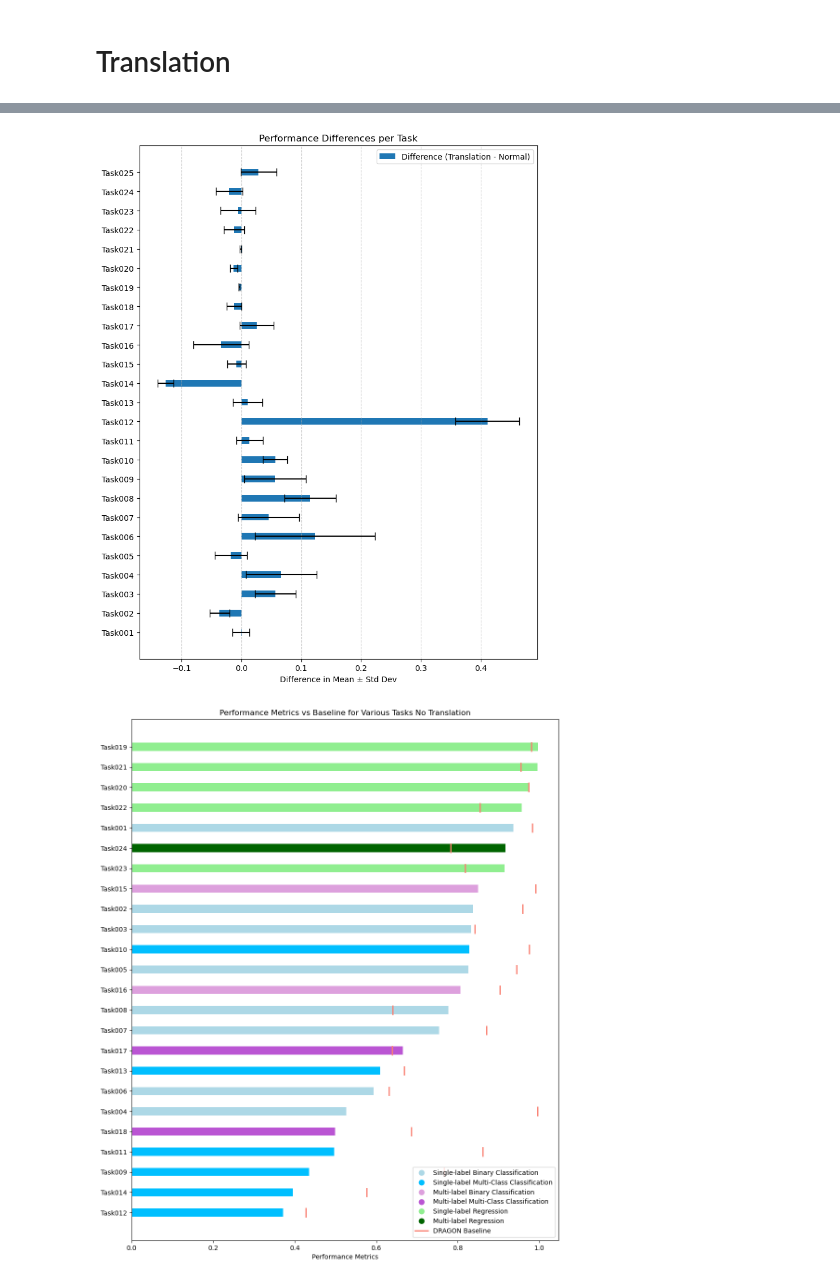
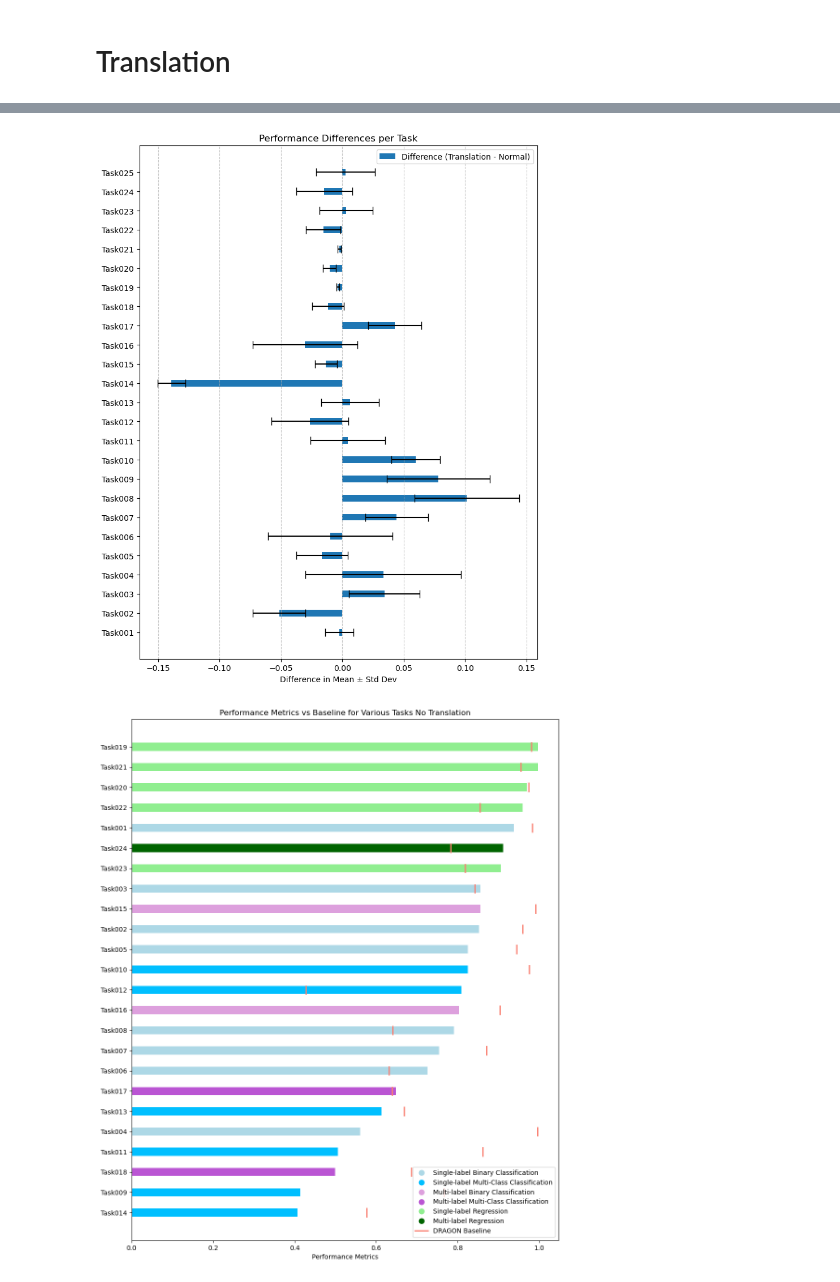
Before and after one commit to DIAGNijmegen/llm_extractinator, a Jupyter notebook: data_extractor/post_processing/plot_results.ipynb, the cells around one changed output, grey strips where cells are left out. Cells and saved outputs as stored; diff of their text form; code cells hidden in the pictures.

```diff
--- a/data_extractor/post_processing/plot_results.ipynb
+++ b/data_extractor/post_processing/plot_results.ipynb
@@ -595,7 +595,7 @@ from pathlib import Path
 import json
 
 translationpath = Path("B:/experiments/luc_t10162/GitHub/LLM_data_extractor/output/translation_test/mistral-nemo/0_examples/metrics.json")
-normalpath = Path("B:/experiments/luc_t10162/GitHub/LLM_data_extractor/output/mistral-nemo/0_examples/metrics.json")
+normalpath = Path("B:/experiments/luc_t10162/GitHub/LLM_data_extractor/output/full_run/mistral-nemo/0_examples/metrics.json")
 
 translation = json.loads(translationpath.read_text())
 normal = json.loads(normalpath.read_text())
@@ -672,7 +672,7 @@ ax.grid(axis='x', linestyle='--', alpha=0.7)
 plt.tight_layout()
 plt.show()
 # %% [output]
-[figure, old version]
+[figure, new version]
 # %%
 baselines = {"Task001_adhesion_clf": 0.983, "Task002_nodule_clf": 0.959, "Task003_kidney_clf": 0.842,
              "Task004_skin_case_selection_clf": 0.996, "Task005_recist_timeline_clf": 0.944,
@@ -688,7 +688,7 @@ import matplotlib.pyplot as plt
 import json
 
 # Load metrics from JSON file
-metricsfile = "B:/experiments/luc_t10162/GitHub/LLM_data_extractor/output/mistral-nemo/0_examples/metrics.json"
+metricsfile = "B:/experiments/luc_t10162/GitHub/LLM_data_extractor/output/full_run/mistral-nemo/0_examples/metrics.json"
 with open(metricsfile, 'r') as file:
     metrics_data = json.load(file)
 
@@ -746,34 +746,34 @@ colors = {
 for idx, row in df.iterrows():
     plt.barh(y=idx, width=row['Performance'], height=0.4, color=colors[row['Category']], label='_nolegend_')
     # Add a small line to indicate baseline performance
     plt.plot([row['Baseline'], row['Baseline']], [idx - 0.2, idx + 0.2], color='salmon', linewidth=2)
 
 # Reverse the y-axis to show best performance at the top
 plt.gca().invert_yaxis()
 
 # Customize plot labels and legend
 plt.yticks(ticks=y, labels=df['TaskID'])
 plt.xlabel("Performance Metrics")
 plt.title("Performance Metrics vs Baseline for Various Tasks No Translation")
 
 # Custom legend for categories
 legend_patches = [
     plt.Line2D([0], [0], marker='o', color='w', label='Single-label Binary Classification', markerfacecolor='lightblue', markersize=10),
     plt.Line2D([0], [0], marker='o', color='w', label='Single-label Multi-Class Classification', markerfacecolor='deepskyblue', markersize=10),
     plt.Line2D([0], [0], marker='o', color='w', label='Multi-label Binary Classification', markerfacecolor='plum', markersize=10),
     plt.Line2D([0], [0], marker='o', color='w', label='Multi-label Multi-Class Classification', markerfacecolor='mediumorchid', markersize=10),
     plt.Line2D([0], [0], marker='o', color='w', label='Single-label Regression', markerfacecolor='lightgreen', markersize=10),
     plt.Line2D([0], [0], marker='o', color='w', label='Multi-label Regression', markerfacecolor='darkgreen', markersize=10),
     plt.Line2D([0], [0], color='salmon', linewidth=2, label='DRAGON Baseline')
 ]
 
 plt.legend(handles=legend_patches, loc='lower right')
 
 # Apply tight layout with minimal padding
 plt.tight_layout(pad=0.5)
 plt.show()
 # %% [output]
-[figure, old version]
+[figure, new version]
 # %%
 import pandas as pd
 import matplotlib.pyplot as plt
```
Also changed, not shown: parts of 10 cells of this notebook, 1 other file.
